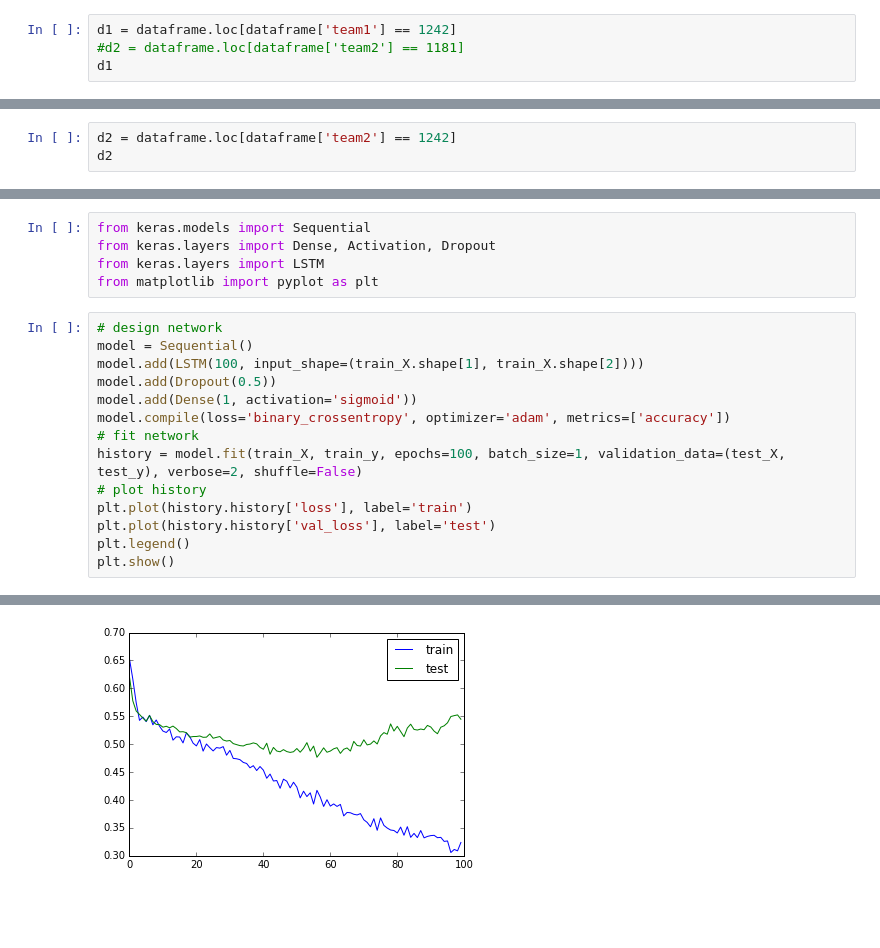
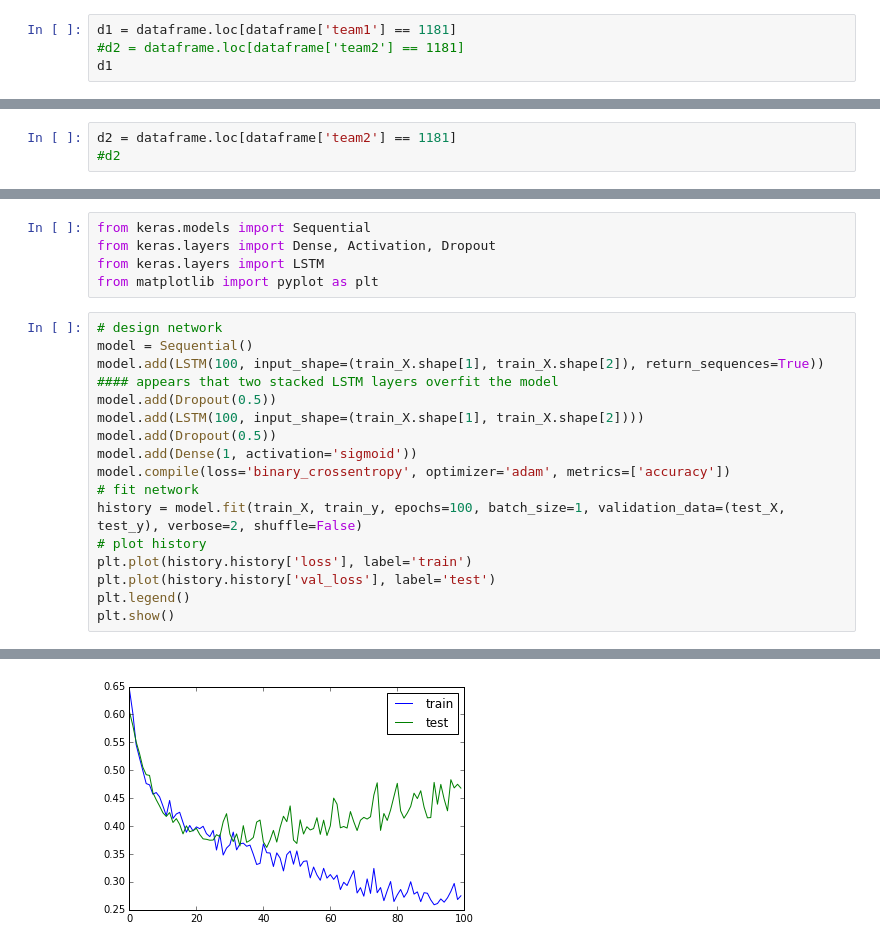
Before and after one commit to JamesBrd/MML, a Jupyter notebook: Multivariate-wo-ELO-V1.ipynb, the cells around one changed output, grey strips where cells are left out. Saved outputs shown, nothing was run; the diff lists cells and outputs as text; blank space fills up the shorter version.

```diff
--- a/Multivariate-wo-ELO-V1.ipynb
+++ b/Multivariate-wo-ELO-V1.ipynb
@@ -36,7 +36,7 @@ print(t1_count + t2_count)
 # %% [output]
 Counter({1181: 500, 1242: 500, 1246: 498, 1314: 498, 1277: 494, 1196: 490, 1257: 486, 1393: 485, 1458: 485, 1163: 484, 1272: 482, 1326: 482, 1112: 479, 1400: 478, 1462: 475, 1228: 474, 1338: 473, 1417 ...
 # %%
-d1 = dataframe.loc[dataframe['team1'] == 1242]
+d1 = dataframe.loc[dataframe['team1'] == 1181]
 #d2 = dataframe.loc[dataframe['team2'] == 1181]
 d1
 # %% [output]
@@ -62,3 +62,3 @@ d1
 # %%
-d2 = dataframe.loc[dataframe['team2'] == 1242]
-d2
+d2 = dataframe.loc[dataframe['team2'] == 1181]
+#d2
@@ -227,6 +189,9 @@ from matplotlib import pyplot as plt
 # %%
 # design network
 model = Sequential()
+model.add(LSTM(100, input_shape=(train_X.shape[1], train_X.shape[2]), return_sequences=True))
+#### appears that two stacked LSTM layers overfit the model
+model.add(Dropout(0.5))
 model.add(LSTM(100, input_shape=(train_X.shape[1], train_X.shape[2])))
 model.add(Dropout(0.5))
 model.add(Dense(1, activation='sigmoid'))
@@ -259 +224 @@ Epoch 100/100
-[figure, old version]
+[figure, new version]
```
Also changed, not shown: parts of 10 cells of this notebook, 2 other files.
